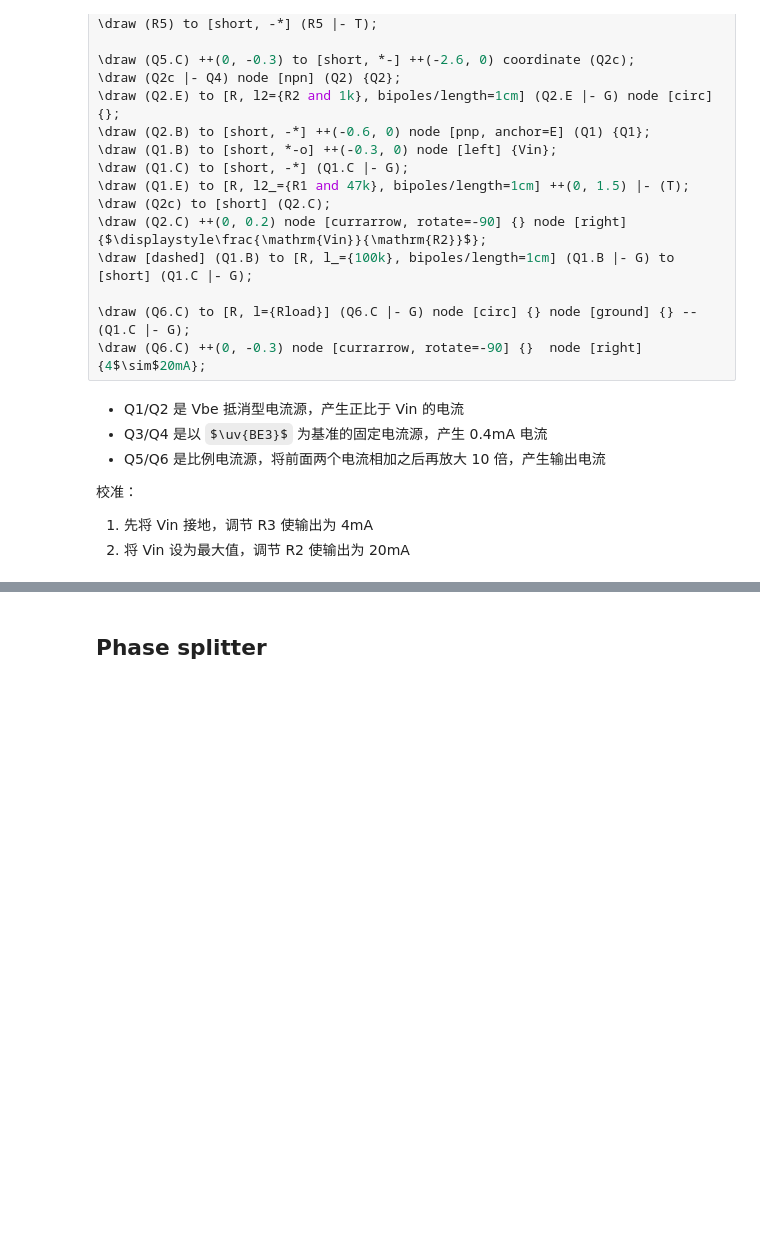
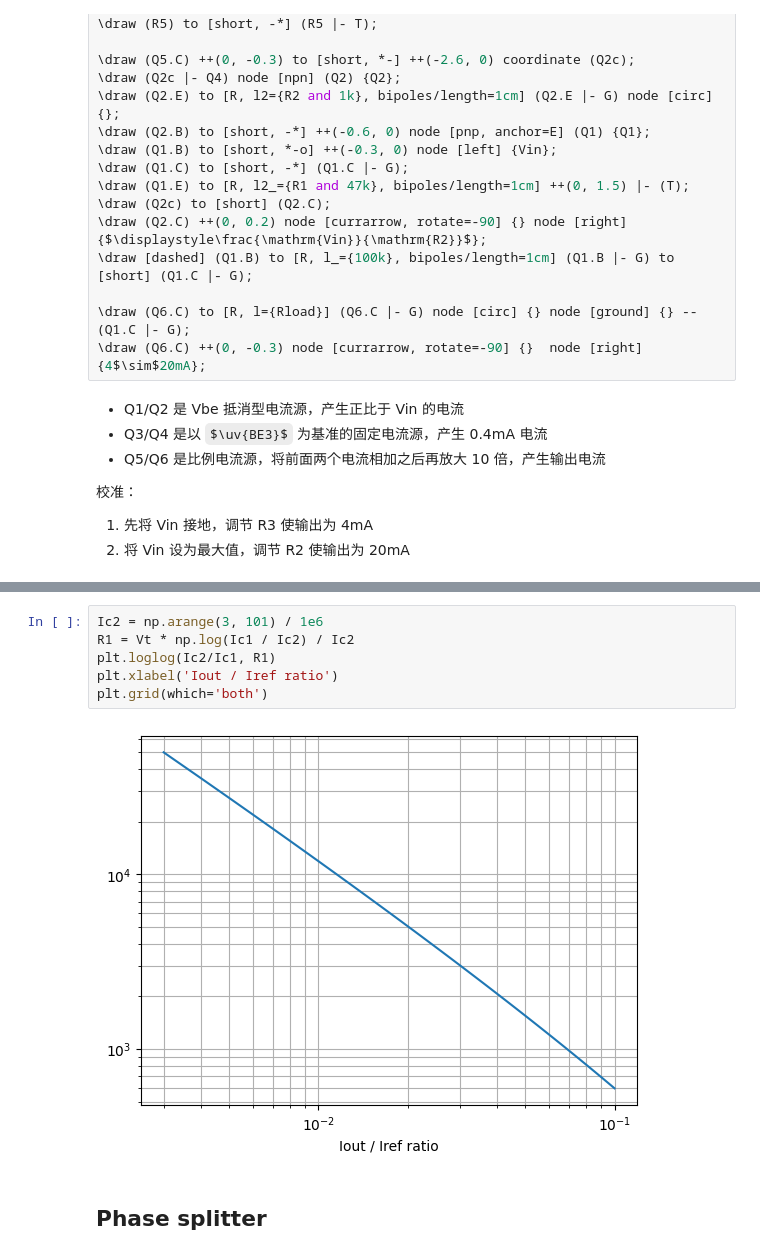
Before and after one commit to chenshuo/nuedc, a Jupyter notebook: docs/bjt-circuits.ipynb, the cells around one changed output, grey strips where cells are left out. Saved outputs shown, nothing was run; the diff lists cells and outputs as text; some formulas as TeX source; blank space fills up the shorter version.

```diff
--- a/docs/bjt-circuits.ipynb
+++ b/docs/bjt-circuits.ipynb
@@ -692,3 +742,11 @@ https://electronics.stackexchange.com/questions/712043/how-can-i-create-4-20-ma-
+# %%
+Ic2 = np.arange(3, 101) / 1e6
+R1 = Vt * np.log(Ic1 / Ic2) / Ic2
+plt.loglog(Ic2/Ic1, R1)
+plt.xlabel('Iout / Iref ratio')
+plt.grid(which='both')
+# %% [output]
+[figure, added]
 # %% [markdown]
 ## Phase splitter
 # %% [markdown]
```
Also changed, not shown: parts of 5 cells of this notebook, 3 other files.
